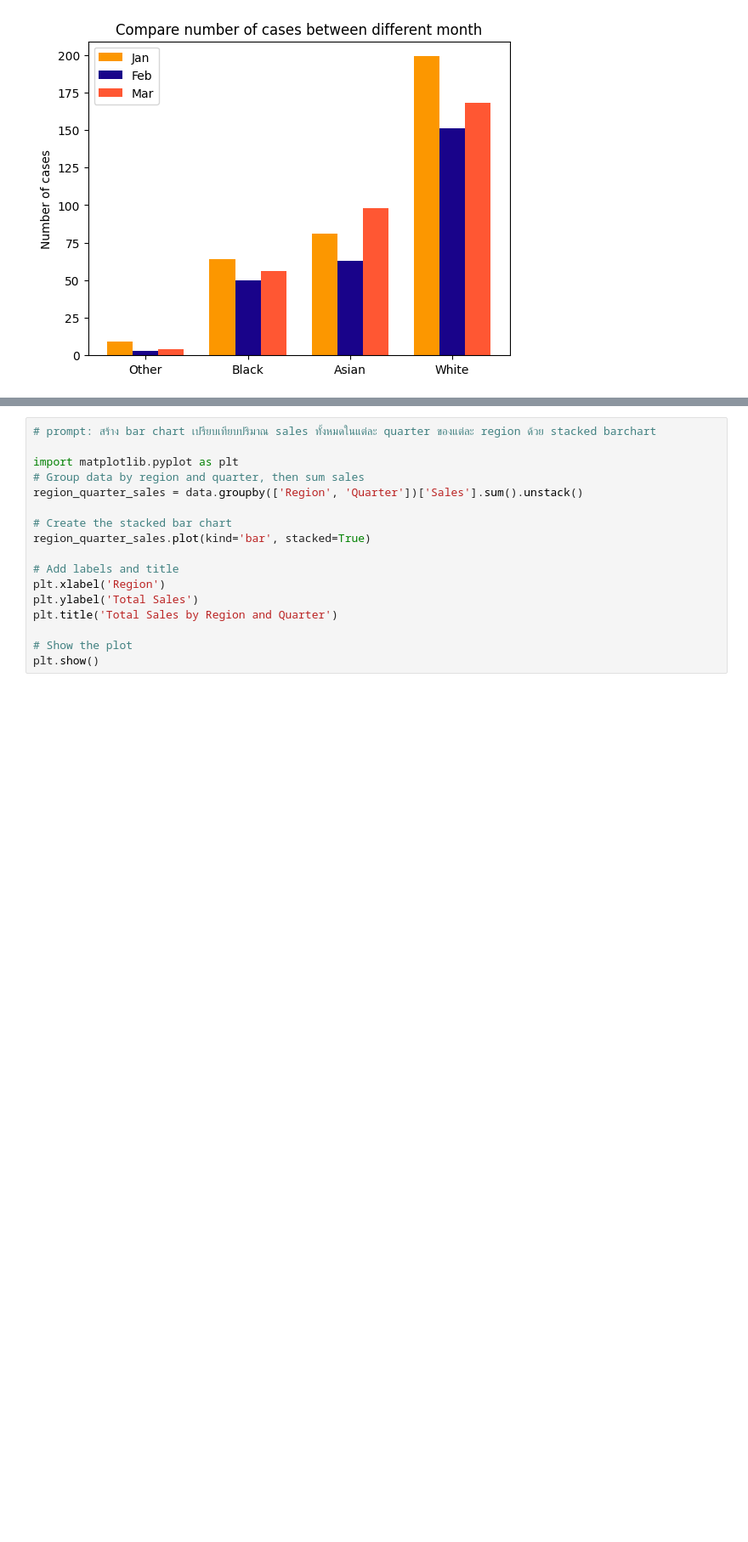
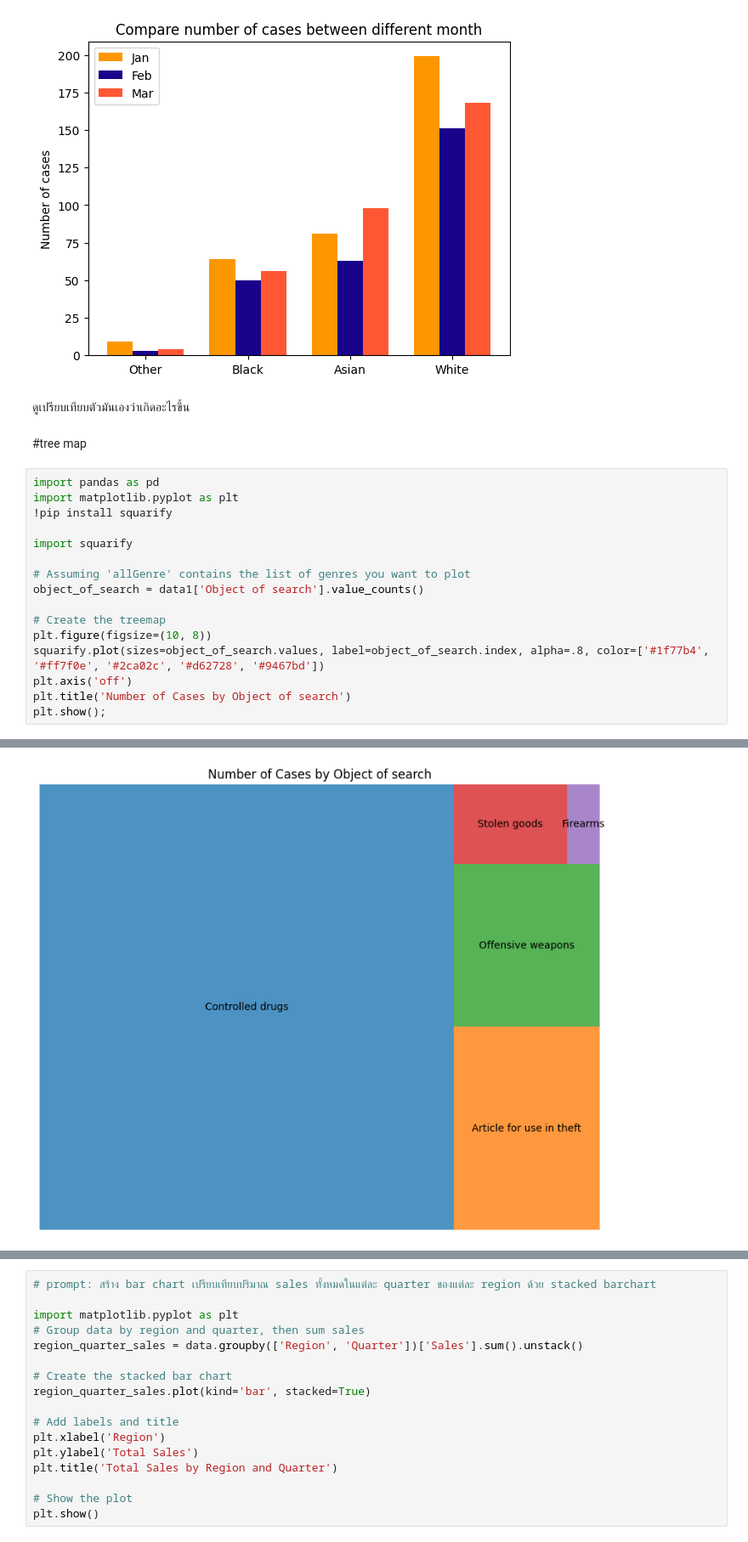
Before and after one commit to jangInw007/dataviz2025, a Jupyter notebook: Visualize_Data_Comparison_2025.ipynb, the cells around one changed output, grey strips where cells are left out. Shown at 85% size. Drawn from its saved outputs; the diff is of its cells as text; blank space fills up the shorter version.

```diff
--- a/Visualize_Data_Comparison_2025.ipynb
+++ b/Visualize_Data_Comparison_2025.ipynb
@@ -187,3 +187,24 @@ ax.set_xticklabels(compared_police_eth1['Officer-defined ethnicity'])
 ax.legend();
 # %% [output]
 [figure]
+# %% [markdown]
+ดูเปรียบเทียบตัวมันเองว่าเกิดอะไรขึ้น
+# %% [markdown]
+#tree map
+# %%
+import pandas as pd
+import matplotlib.pyplot as plt
+!pip install squarify
+
+import squarify
+
+# Assuming 'allGenre' contains the list of genres you want to plot
+object_of_search = data1['Object of search'].value_counts()
+
+# Create the treemap
+plt.figure(figsize=(10, 8))
+squarify.plot(sizes=object_of_search.values, label=object_of_search.index, alpha=.8, color=['#1f77b4', '#ff7f0e', '#2ca02c', '#d62728', '#9467bd'])
+plt.axis('off')
+plt.title('Number of Cases by Object of search')
+plt.show();
+# %% [output]
@@ -189,0 +212 @@ ax.legend();
+[figure, added]
```
Also changed, not shown: parts of 3 cells of this notebook.
